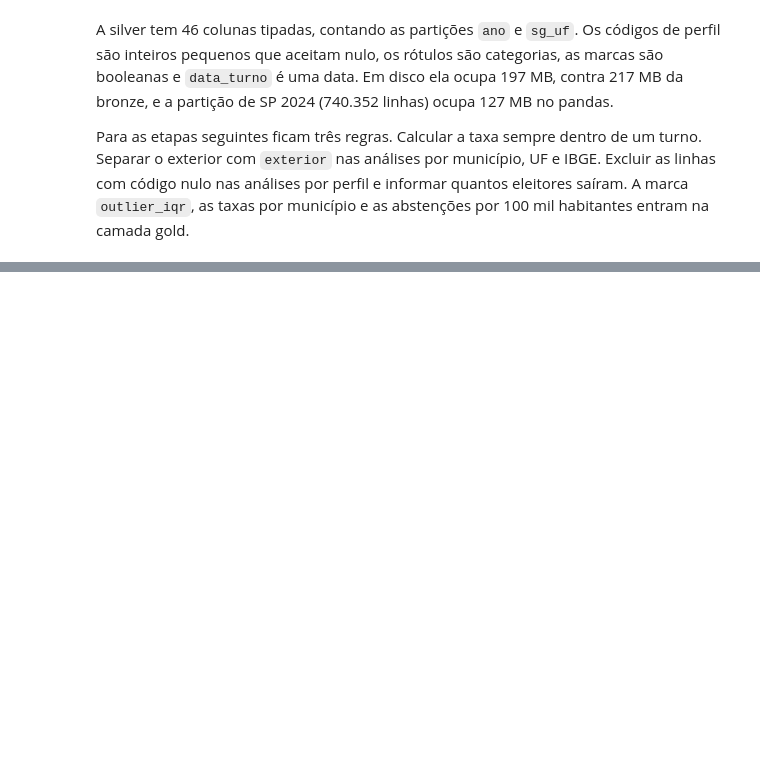
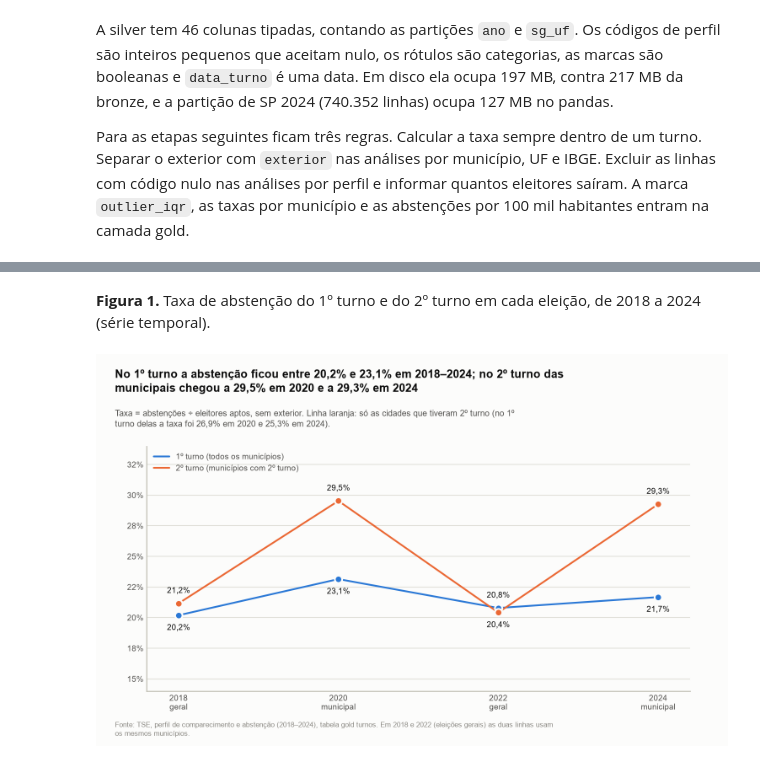
Before and after one commit to GUSTAVOHOOO/bigdata-tse-abstencao, a Jupyter notebook: notebooks/etapa1.ipynb, the cells around one changed output, grey strips where cells are left out. Cells and saved outputs as stored; diff of their text form; code cells hidden in the pictures; blank space fills up the shorter version.

```diff
--- a/notebooks/etapa1.ipynb
+++ b/notebooks/etapa1.ipynb
@@ -1605,0 +1624,6 @@ Para as etapas seguintes ficam três regras. Calcular a taxa sempre dentro de um
+# %% [markdown]
+**Figura 1.** Taxa de abstenção do 1º turno e do 2º turno em cada eleição, de 2018 a 2024 (série temporal).
+# %%
+display(Image(filename=str(fig_01_abstencao_por_eleicao())))
+# %% [output]
+[figure, added]
```
Also changed, not shown: parts of 23 cells of this notebook, 11 other files.
